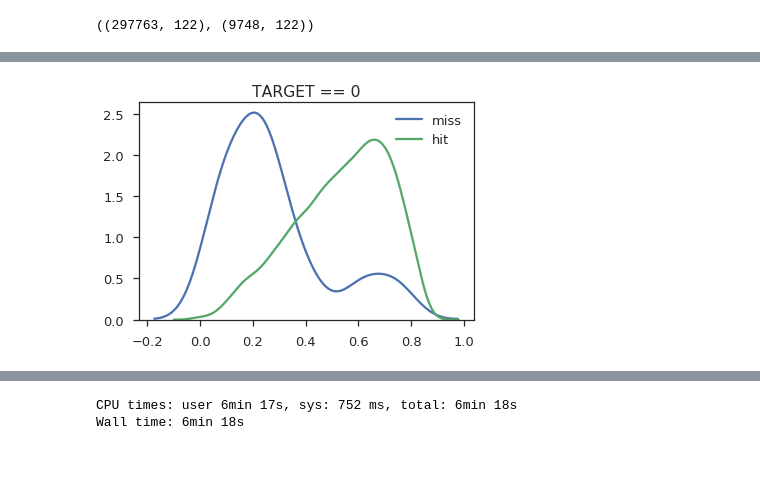
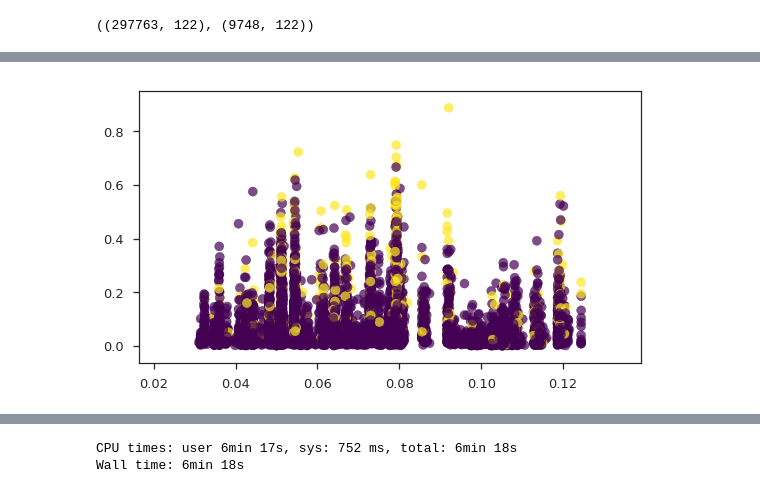
Before and after one commit to numb3r33/Kaggle_Home_Credit, a Jupyter notebook: notebooks/Polya.ipynb, the cells around one changed output, grey strips where cells are left out. Cells and saved outputs as stored; diff of their text form; code cells hidden in the pictures; blank space fills up the shorter version.

```diff
--- a/notebooks/Polya.ipynb
+++ b/notebooks/Polya.ipynb
@@ -838,7 +692,5 @@ plt.title('TARGET == 1');
-# %%
-sns.kdeplot(df.loc[(df.target == 0) & (df.preds > .5), 'EXT_SOURCE_3'], label='miss')
-sns.kdeplot(df.loc[(df.target == 0) & (df.preds < .2), 'EXT_SOURCE_3'], label='hit')
-
-plt.title('TARGET == 0');
-# %% [output]
-[figure, removed]
+# %%
+plt.figure(figsize=(9, 5))
+plt.scatter(df.AMT_ANNUITY / df.AMT_CREDIT, df.preds, c=df.target, cmap='viridis', alpha=.7);
+# %% [output]
+[figure, added]
```
Also changed, not shown: parts of 24 cells of this notebook, 3 other files.
